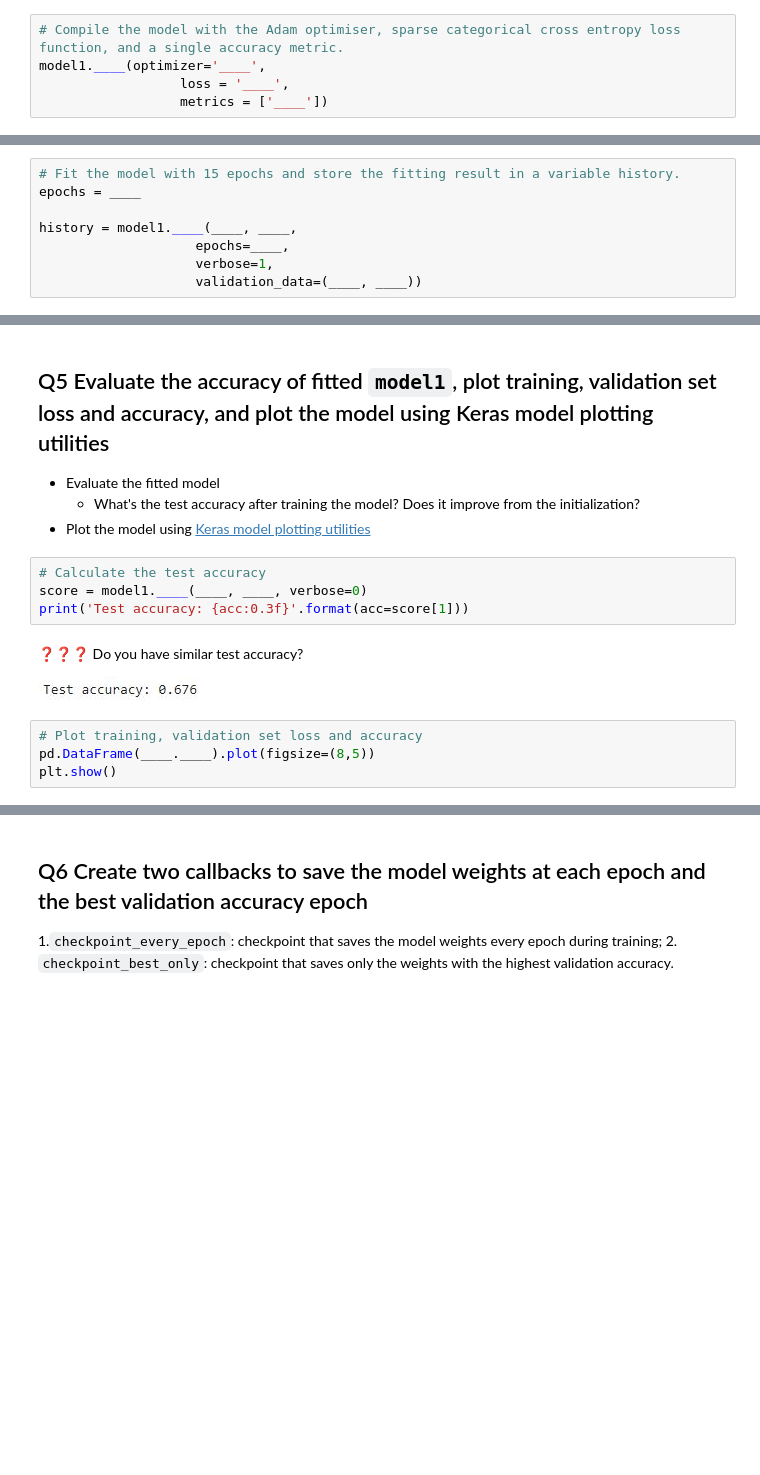
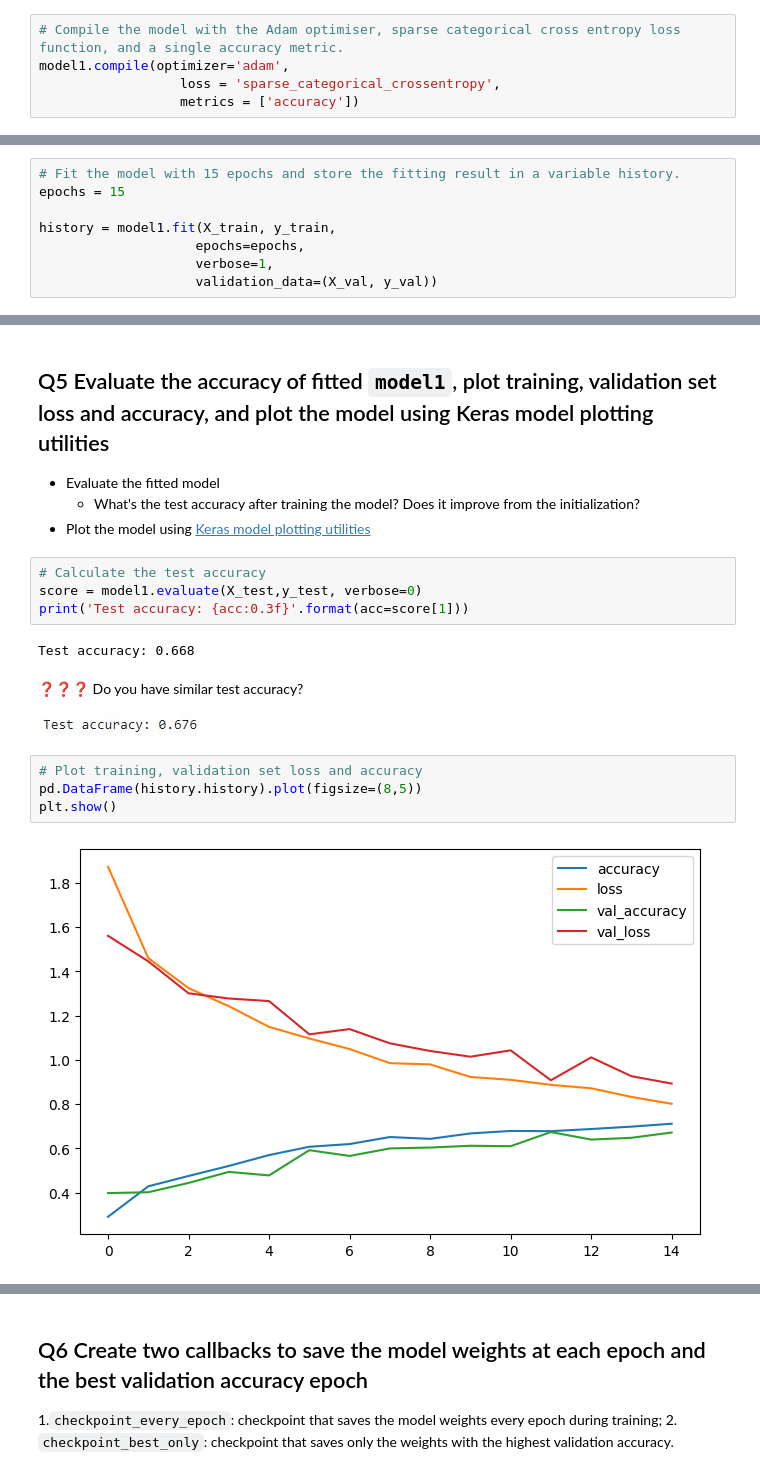
Before and after one commit to Gibrandib/2025_ML_EES, a Jupyter notebook: notebook_dl/S5_2_CNN_and_EuroSAT.ipynb, the cells around one changed output, grey strips where cells are left out. Cells and saved outputs as stored; diff of their text form; blank space fills up the shorter version.

```diff
--- a/notebook_dl/S5_2_CNN_and_EuroSAT.ipynb
+++ b/notebook_dl/S5_2_CNN_and_EuroSAT.ipynb
@@ -210,9 +210,9 @@ Model: "sequential_7"
 * Compile `model1` with the Adam optimiser, sparse categorical cross entropy loss function, and a single accuracy metric.
 # %%
 # Compile the model with the Adam optimiser, sparse categorical cross entropy loss function, and a single accuracy metric.
-model1.____(optimizer='____',
-                  loss = '____',
-                  metrics = ['____'])
+model1.compile(optimizer='adam',
+                  loss = 'sparse_categorical_crossentropy',
+                  metrics = ['accuracy'])
 # %% [markdown]
 ## Q3 Evaluate the initial accuracy of `model1`: Is the initial accuracy of the model as you have expected?
 # %%
@@ -230,9 +233,9 @@ print('Test accuracy: {acc:0.3f}'.format(acc=test_acc))
 * Store the fitting result in a variable history;
 # %%
 # Fit the model with 15 epochs and store the fitting result in a variable history.
-epochs = ____
+epochs = 15
 
-history = model1.____(____, ____,
-                    epochs=____,
+history = model1.fit(X_train, y_train,
+                    epochs=epochs,
                     verbose=1,
-                    validation_data=(____, ____))
+                    validation_data=(X_val, y_val))
@@ -250,8 +271,10 @@ history = model1.____(____, ____,
 * Plot the model using [Keras model plotting utilities](https://keras.io/api/utils/model_plotting_utils/)
 # %%
 # Calculate the test accuracy
-score = model1.____(____, ____, verbose=0)
+score = model1.evaluate(X_test,y_test, verbose=0)
 print('Test accuracy: {acc:0.3f}'.format(acc=score[1]))
+# %% [output]
+Test accuracy: 0.668
 # %% [markdown]
 ❓❓❓ Do you have similar test accuracy?
 
@@ -259,8 +282,10 @@ print('Test accuracy: {acc:0.3f}'.format(acc=score[1]))
 ![Capture3.JPG](embedded-picture-1)
 # %%
 # Plot training, validation set loss and accuracy
-pd.DataFrame(____.____).plot(figsize=(8,5))
+pd.DataFrame(history.history).plot(figsize=(8,5))
 plt.show()
+# %% [output]
+[figure, added]
 # %% [markdown]
 ❓❓❓ Do you have a similar plot?
 
```
Also changed, not shown: parts of 3 cells of this notebook.
